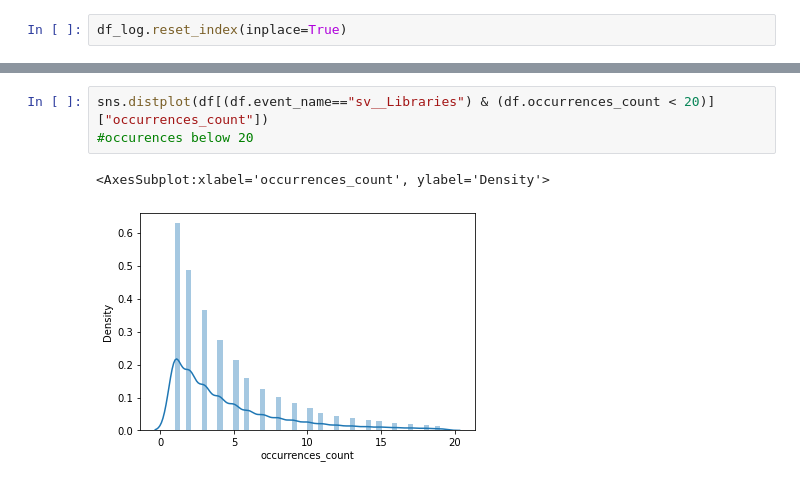
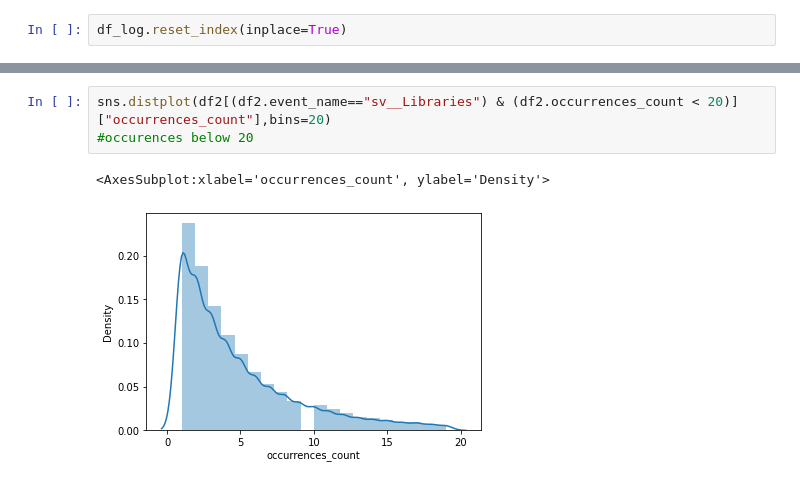
Before and after one commit to danielquer/ironhack-project-2, a Jupyter notebook: Project2_first.ipynb, the cells around one changed output, grey strips where cells are left out. Drawn from its saved outputs; the diff is of its cells as text.

```diff
--- a/Project2_first.ipynb
+++ b/Project2_first.ipynb
@@ -386,6 +569,6 @@ Logit Regression Results
 # %%
-sns.distplot(df[(df.event_name=="sv__Libraries") & (df.occurrences_count < 20)]["occurrences_count"])
+sns.distplot(df2[(df2.event_name=="sv__Libraries") & (df2.occurrences_count < 20)]["occurrences_count"],bins=20)
 #occurences below 20
 # %% [output]
 <AxesSubplot:xlabel='occurrences_count', ylabel='Density'>
-[figure, old version]
+[figure, new version]
```
Also changed, not shown: parts of 19 cells of this notebook.
